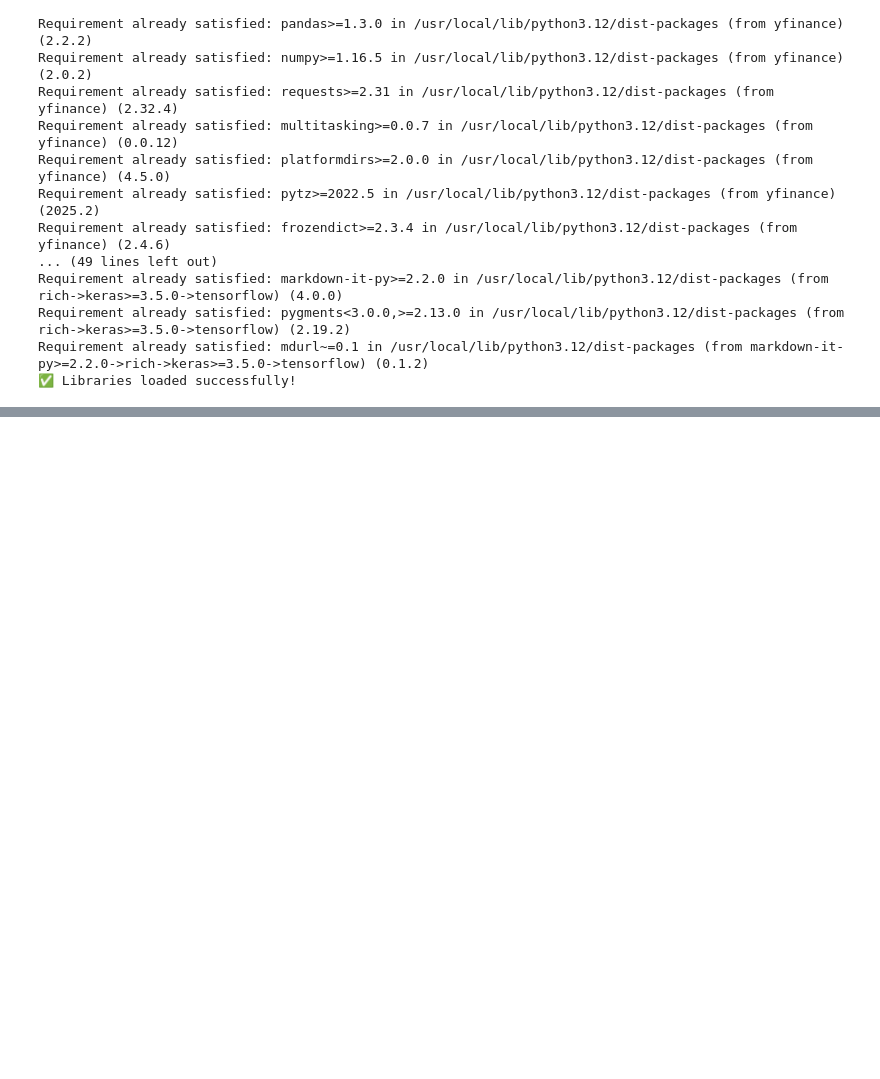
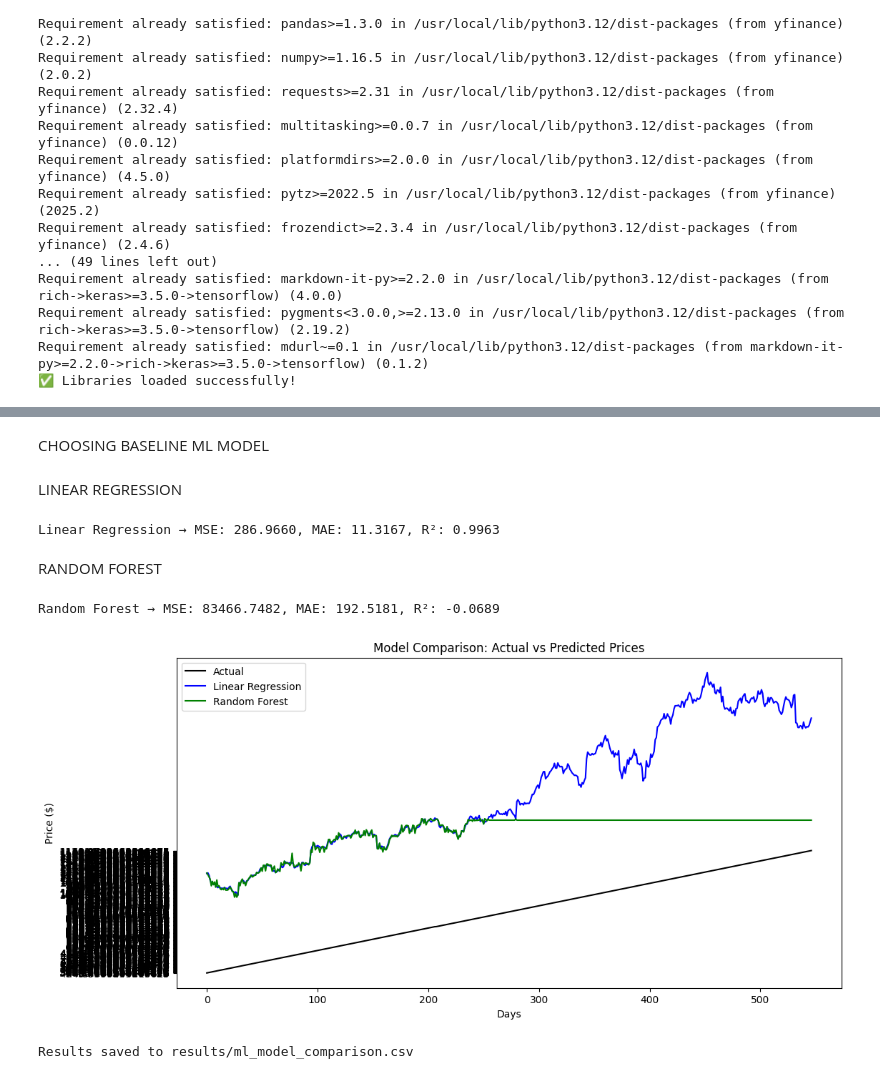
Before and after one commit to shristea31/Netflix-Stock-Predictor, a Jupyter notebook: notebooks/Netflix_Stock_Predictor.ipynb, the cells around one changed output, grey strips where cells are left out. Drawn from its saved outputs; the diff is of its cells as text; code cells hidden in the pictures; blank space fills up the shorter version.

Commit message:
Added the ML baseline model, compared their results

```diff
--- a/notebooks/Netflix_Stock_Predictor.ipynb
+++ b/notebooks/Netflix_Stock_Predictor.ipynb
@@ -31,0 +111,2 @@ Requirement already satisfied: mdurl~=0.1 in /usr/local/lib/python3.12/dist-pack
+# %% [markdown]
+CHOOSING BASELINE ML MODEL
@@ -31,0 +120,70 @@ Requirement already satisfied: mdurl~=0.1 in /usr/local/lib/python3.12/dist-pack
+# %%
+df = df[['Close']]
+# %%
+df['Prev_Close'] = df['Close'].shift(1)
+df.dropna(inplace=True)
+
+X = df[['Prev_Close']]
+y = df['Close']
+
+
+X_train, X_test, y_train, y_test = train_test_split(X, y, test_size=0.2, shuffle=False)
+# %% [markdown]
+LINEAR REGRESSION
+# %%
+lr = LinearRegression()
+lr.fit(X_train, y_train)
+y_pred_lr = lr.predict(X_test)
+
+
+mse_lr = mean_squared_error(y_test, y_pred_lr)
+mae_lr = mean_absolute_error(y_test, y_pred_lr)
+r2_lr = r2_score(y_test, y_pred_lr)
+
+print(f"Linear Regression → MSE: {mse_lr:.4f}, MAE: {mae_lr:.4f}, R²: {r2_lr:.4f}")
+# %% [output]
+Linear Regression → MSE: 286.9660, MAE: 11.3167, R²: 0.9963
+# %% [markdown]
+RANDOM FOREST
+# %%
+rf = RandomForestRegressor(n_estimators=100, random_state=42)
+rf.fit(X_train, y_train)
+y_pred_rf = rf.predict(X_test)
+
+mse_rf = mean_squared_error(y_test, y_pred_rf)
+mae_rf = mean_absolute_error(y_test, y_pred_rf)
+r2_rf = r2_score(y_test, y_pred_rf)
+
+print(f"Random Forest → MSE: {mse_rf:.4f}, MAE: {mae_rf:.4f}, R²: {r2_rf:.4f}")
+# %% [output]
+Random Forest → MSE: 83466.7482, MAE: 192.5181, R²: -0.0689
+# %%
+import matplotlib.pyplot as plt
+
+plt.figure(figsize=(12,6))
+plt.plot(y_test.values, label='Actual', color='black')
+plt.plot(y_pred_lr, label='Linear Regression', color='blue')
+plt.plot(y_pred_rf, label='Random Forest', color='green')
+plt.title('Model Comparison: Actual vs Predicted Prices')
+plt.xlabel('Days')
+plt.ylabel('Price ($)')
+plt.legend()
+plt.show()
+# %% [output]
+[figure, added]
+# %%
+results = pd.DataFrame({
+    'Model': ['Linear Regression', 'Random Forest'],
+    'MSE': [mse_lr, mse_rf],
+    'MAE': [mae_lr, mae_rf],
+    'R2': [r2_lr, r2_rf]
+})
+
+import os
+
+os.makedirs('results', exist_ok=True)
+
+results.to_csv('results/ml_model_comparison.csv', index=False)
+print("Results saved to results/ml_model_comparison.csv")
+# %% [output]
+Results saved to results/ml_model_comparison.csv
```
Also changed, not shown: parts of 13 cells of this notebook.
